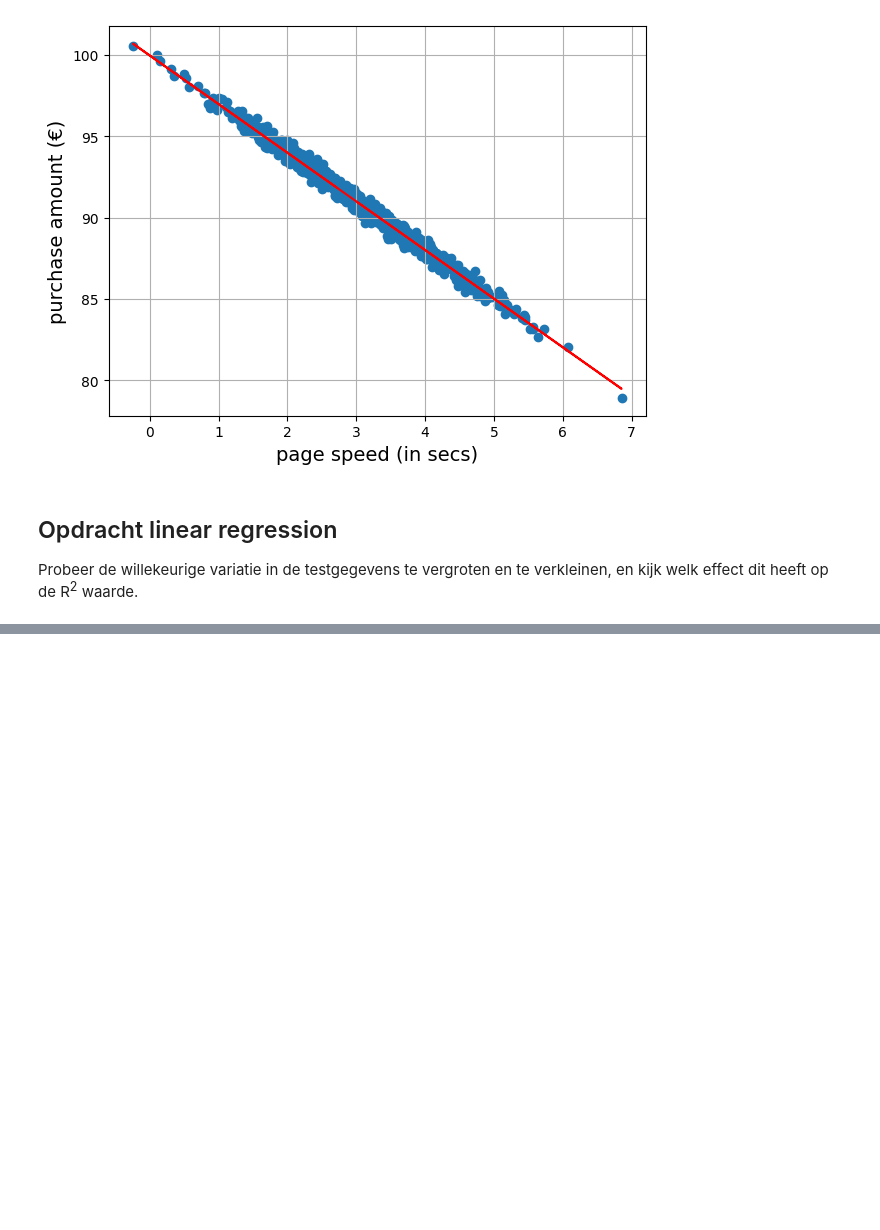
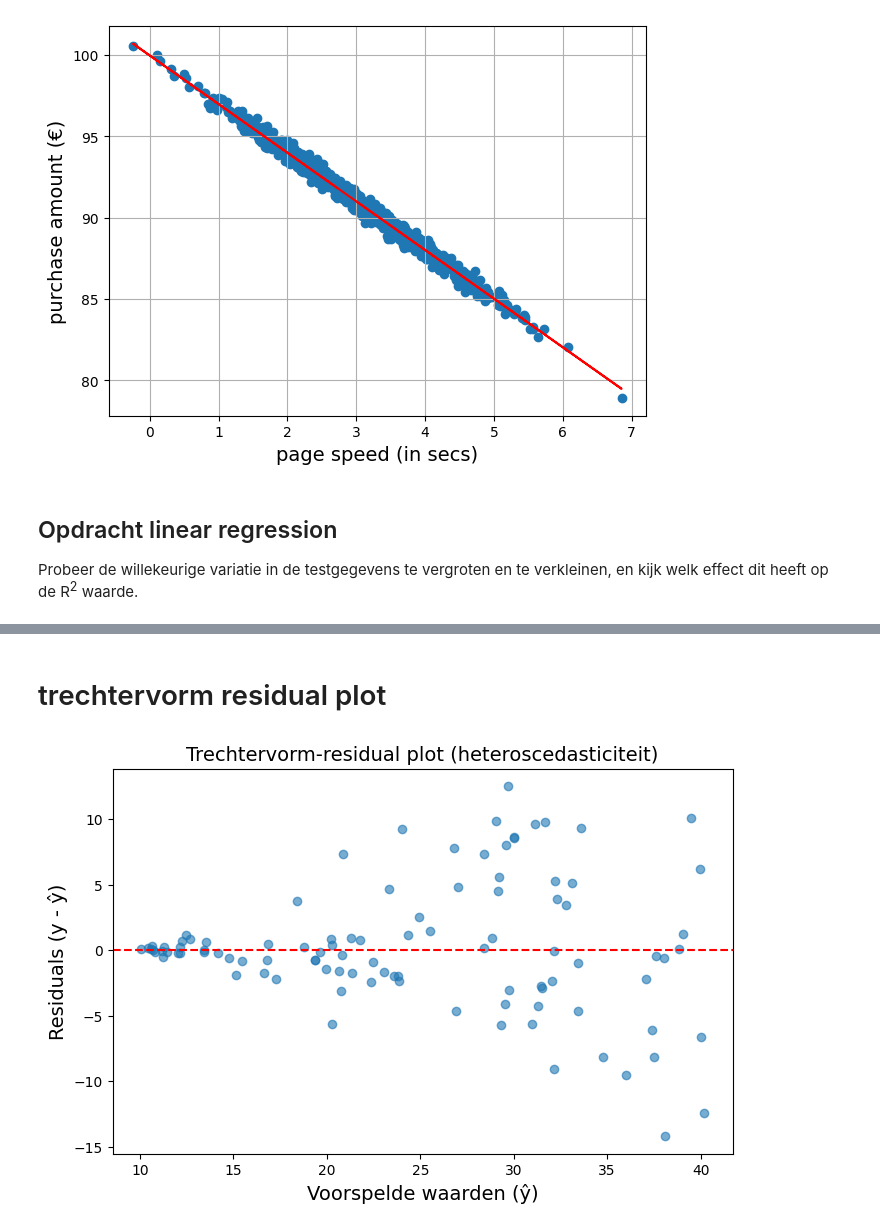
Before and after one commit to wchauwindesheim/Introduction-to-machine-learning, a Jupyter notebook: MCL01_werkcollege_3/03_01_linear_regression_R2.ipynb, the cells around one changed output, grey strips where cells are left out. Drawn from its saved outputs; the diff is of its cells as text; code cells hidden in the pictures; blank space fills up the shorter version.

```diff
--- a/MCL01_werkcollege_3/03_01_linear_regression_R2.ipynb
+++ b/MCL01_werkcollege_3/03_01_linear_regression_R2.ipynb
@@ -253,0 +338,46 @@ Probeer de willekeurige variatie in de testgegevens te vergroten en te verkleine
+# %% [markdown]
+# trechtervorm residual plot
+# %%
+
+import numpy as np
+import matplotlib.pyplot as plt
+from sklearn.model_selection import train_test_split
+from sklearn.linear_model import LinearRegression
+
+np.random.seed(42)
+
+# 1. Lineaire relatie
+X = np.random.uniform(0, 10, 500)
+
+# 2. Noise die groter wordt als X groter wordt (trechter)
+noise = np.random.normal(0, X * 0.8)   # variantie groeit mee met X
+
+# 3. Target y
+y = 3 * X + 10 + noise
+
+# sklearn wil X in 2D
+X = X.reshape(-1, 1)
+
+# Train-test split
+X_train, X_test, y_train, y_test = train_test_split(
+    X, y, test_size=0.2, random_state=42
+)
+
+# Lineair model fitten
+model = LinearRegression()
+model.fit(X_train, y_train)
+y_pred = model.predict(X_test)
+
+# Residuals
+residuals = y_test - y_pred
+
+# Residual plot met trechter
+plt.figure(figsize=(8, 5))
+plt.scatter(y_pred, residuals, alpha=0.6)
+plt.axhline(0, color='red', linestyle='--')
+plt.xlabel("Voorspelde waarden (ŷ)")
+plt.ylabel("Residuals (y - ŷ)")
+plt.title("Trechtervorm-residual plot (heteroscedasticiteit)")
+plt.show()
+# %% [output]
+[figure, added]
```
Also changed, not shown: parts of 13 cells of this notebook, 2 other files.
